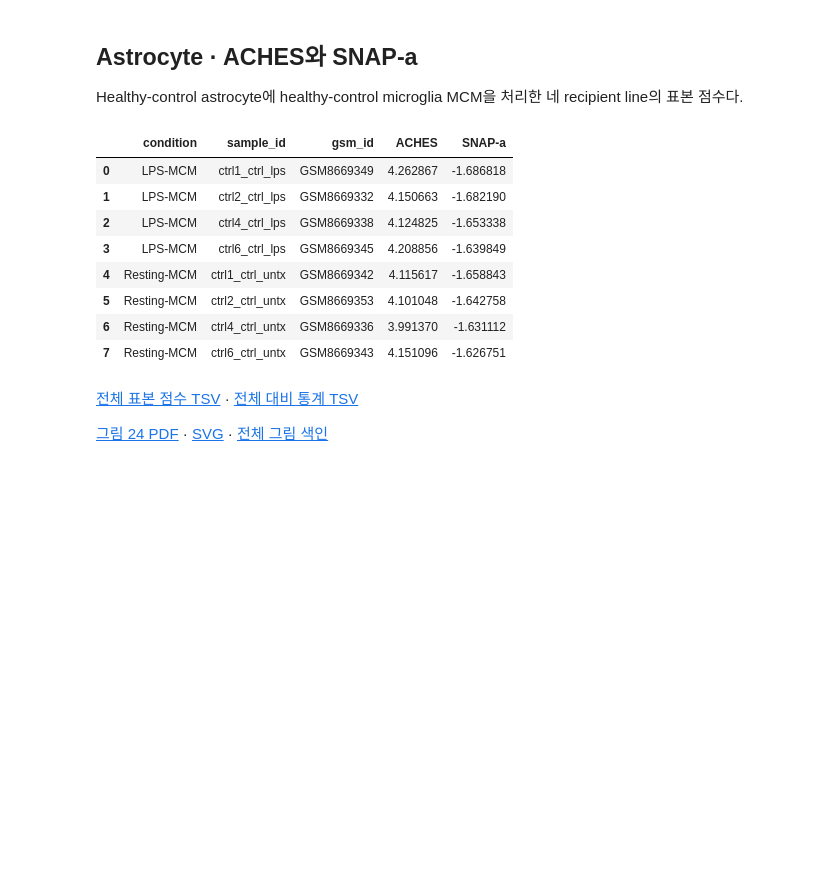
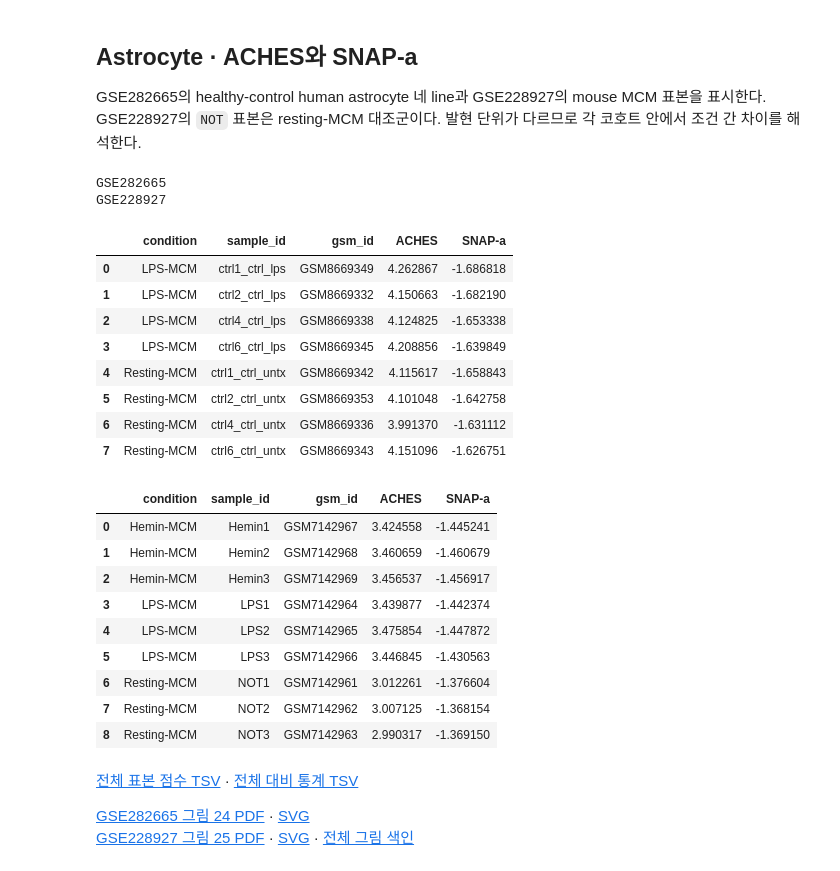
Before and after one commit to Kimsangwon-0523/SCZ_mic_ast_corr_diff, a Jupyter notebook: notebooks/perturbation/01_review_program_scores.ipynb, the cells around one changed output. Cells and saved outputs as stored; diff of their text form; code cells hidden in the pictures; blank space fills up the shorter version.

```diff
--- a/notebooks/perturbation/01_review_program_scores.ipynb
+++ b/notebooks/perturbation/01_review_program_scores.ipynb
@@ -53,21 +63,36 @@ display(coverage[report_fields].round(3))
 # %% [markdown]
 ## Astrocyte · ACHES와 SNAP-a
 
-Healthy-control astrocyte에 healthy-control microglia MCM을 처리한 네 recipient line의 표본 점수다.
+GSE282665의 healthy-control human astrocyte 네 line과 GSE228927의 mouse MCM 표본을 표시한다. GSE228927의 `NOT` 표본은 resting-MCM 대조군이다. 발현 단위가 다르므로 각 코호트 안에서 조건 간 차이를 해석한다.
 # %%
 sample_fields = ["condition", "sample_id", "gsm_id", "ACHES", "SNAP-a"]
-display(planned[sample_fields].reset_index(drop=True).round(6))
+for dataset in figure_numbers:
+    print(dataset)
+    display(planned.loc[planned["dataset"].eq(dataset), sample_fields].reset_index(drop=True).round(6))
 # %% [output]
+GSE282665
+GSE228927
 |  | condition | sample_id | gsm_id | ACHES | SNAP-a |
 | 0 | LPS-MCM | ctrl1_ctrl_lps | GSM8669349 | 4.262867 | -1.686818 |
 | 1 | LPS-MCM | ctrl2_ctrl_lps | GSM8669332 | 4.150663 | -1.682190 |
 | 2 | LPS-MCM | ctrl4_ctrl_lps | GSM8669338 | 4.124825 | -1.653338 |
 | 3 | LPS-MCM | ctrl6_ctrl_lps | GSM8669345 | 4.208856 | -1.639849 |
 | 4 | Resting-MCM | ctrl1_ctrl_untx | GSM8669342 | 4.115617 | -1.658843 |
 | 5 | Resting-MCM | ctrl2_ctrl_untx | GSM8669353 | 4.101048 | -1.642758 |
 | 6 | Resting-MCM | ctrl4_ctrl_untx | GSM8669336 | 3.991370 | -1.631112 |
 | 7 | Resting-MCM | ctrl6_ctrl_untx | GSM8669343 | 4.151096 | -1.626751 |
+|  | condition | sample_id | gsm_id | ACHES | SNAP-a |
+| 0 | Hemin-MCM | Hemin1 | GSM7142967 | 3.424558 | -1.445241 |
+| 1 | Hemin-MCM | Hemin2 | GSM7142968 | 3.460659 | -1.460679 |
+| 2 | Hemin-MCM | Hemin3 | GSM7142969 | 3.456537 | -1.456917 |
+| 3 | LPS-MCM | LPS1 | GSM7142964 | 3.439877 | -1.442374 |
+| 4 | LPS-MCM | LPS2 | GSM7142965 | 3.475854 | -1.447872 |
+| 5 | LPS-MCM | LPS3 | GSM7142966 | 3.446845 | -1.430563 |
+| 6 | Resting-MCM | NOT1 | GSM7142961 | 3.012261 | -1.376604 |
+| 7 | Resting-MCM | NOT2 | GSM7142962 | 3.007125 | -1.368154 |
+| 8 | Resting-MCM | NOT3 | GSM7142963 | 2.990317 | -1.369150 |
 # %% [markdown]
 [전체 표본 점수 TSV](../../data/perturbation_validation/results/planned_sample_scores.tsv) · [전체 대비 통계 TSV](../../data/perturbation_validation/results/program_score_effects_ci.tsv)
 
-[그림 24 PDF](../../figures/24.pdf) · [SVG](../../figures/24.svg) · [전체 그림 색인](../../FIGURES.md)
+[GSE282665 그림 24 PDF](../../figures/24.pdf) · [SVG](../../figures/24.svg)
+[GSE228927 그림 25 PDF](../../figures/25.pdf) · [SVG](../../figures/25.svg) · [전체 그림 색인](../../FIGURES.md)
```
Also changed, not shown: parts of 4 cells of this notebook, 28 other files.
